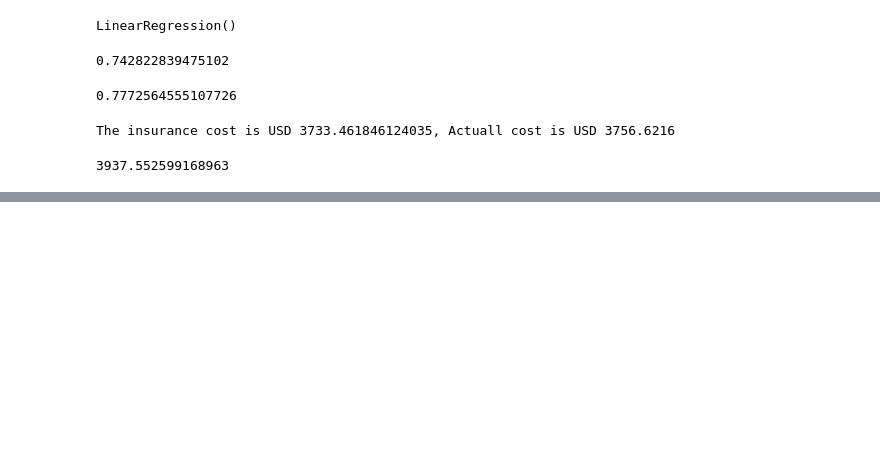
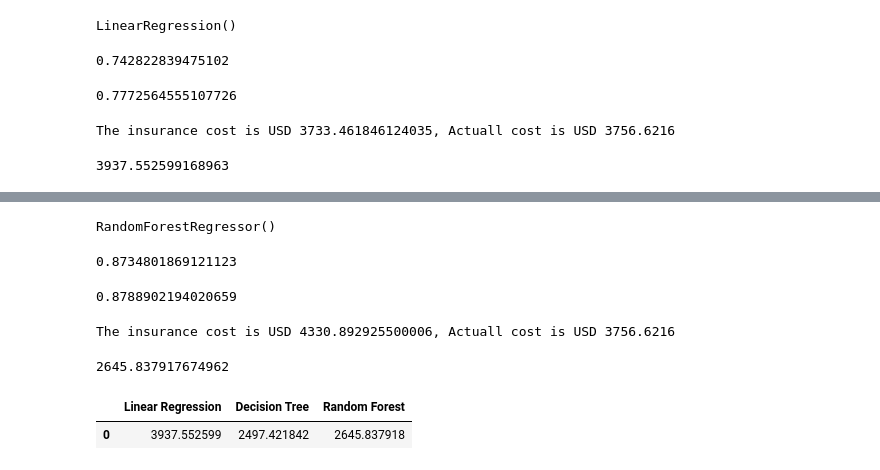
Before and after one commit to dilancroos/AI_Class_Work, a Jupyter notebook: project/hcp1.ipynb, the cells around one changed output, grey strips where cells are left out. Drawn from its saved outputs; the diff is of its cells as text; code cells hidden in the pictures; blank space fills up the shorter version.

```diff
--- a/project/hcp1.ipynb
+++ b/project/hcp1.ipynb
@@ -184,0 +256,4 @@ mae
+# %%
+# mean absolute error (MAE) - is the mean of the absolute value of the errors (average error).
+mae_dt = metrics.mean_absolute_error(y_test, y_test_pred_dt)
+mae_dt
@@ -184,0 +264,7 @@ mae
+# %%
+# Random Forest
+from sklearn.ensemble import RandomForestRegressor
+regressor_rf = RandomForestRegressor()
+regressor_rf.fit(X_train, y_train)
+# %% [output]
+RandomForestRegressor()
@@ -184,0 +274,37 @@ mae
+# %%
+# R squared error
+score_1_rf = metrics.r2_score(y_train, y_train_pred_dt)
+score_1_rf
+# %% [output]
+0.8734801869121123
+# %%
+y_test_pred_rf = regressor_rf.predict(X_test)
+# %%
+# R squared error
+score_4_rf = metrics.r2_score(y_test, y_test_pred_dt)
+score_4_rf
+# %% [output]
+0.8788902194020659
+# %%
+# Predicting the charges
+
+input_data = (31,1,25.74,0,1,0)
+input_data_as_numpy_array = np.asarray(input_data)
+input_data_reshaped = input_data_as_numpy_array.reshape(1,-1)
+prediction_rf = regressor_rf.predict(input_data_reshaped)
+print(f"The insurance cost is USD {prediction_rf[0]}, Actuall cost is USD 3756.6216")
+# %% [output]
+The insurance cost is USD 4330.892925500006, Actuall cost is USD 3756.6216
+# %%
+# mean absolute error (MAE) - is the mean of the absolute value of the errors (average error).
+mae_rf = metrics.mean_absolute_error(y_test, y_test_pred_rf)
+mae_rf
+# %% [output]
+2645.837917674962
+# %%
+# the MAE of different models
+df = pd.DataFrame({'Linear Regression':[mae_lr], 'Decision Tree':[mae_dt], 'Random Forest':[mae_rf]})
+df
+# %% [output]
+|  | Linear Regression | Decision Tree | Random Forest |
+| 0 | 3937.552599 | 2497.421842 | 2645.837918 |
```
Also changed, not shown: parts of 21 cells of this notebook, 1 other file.
